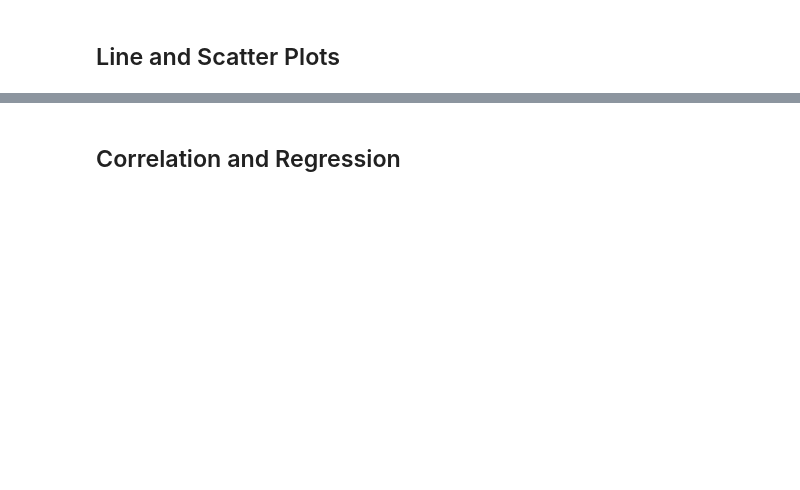
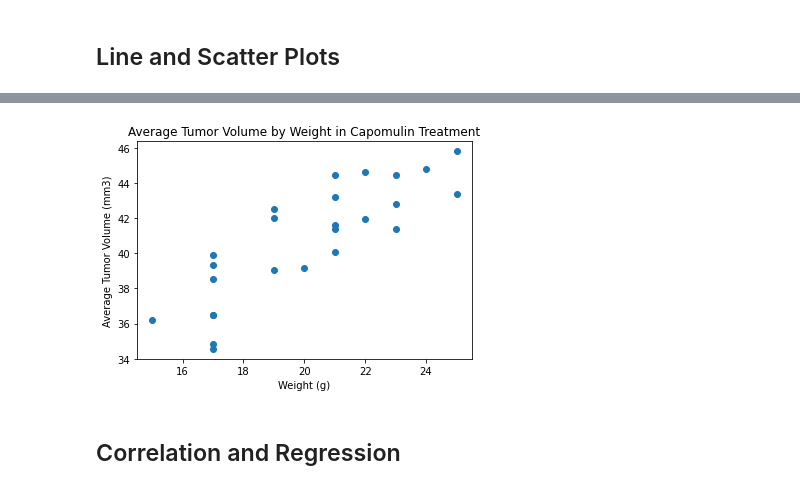
Before and after one commit to NoniBell/pyPharm-challenge, a Jupyter notebook: pymaceuticals_starter.ipynb, the cells around one changed output, grey strips where cells are left out. Saved outputs shown, nothing was run; the diff lists cells and outputs as text; code cells hidden in the pictures; blank space fills up the shorter version.

```diff
--- a/pymaceuticals_starter.ipynb
+++ b/pymaceuticals_starter.ipynb
@@ -223,2 +247,14 @@ for drug in drugs:
+# %%
+# Generate a scatter plot of average tumor volume vs. mouse weight for the Capomulin regimen
+capomulin_weight_ave = capomulin_df.groupby('Mouse ID').mean()
+weights = capomulin_weight_ave['Weight (g)']
+ave_tv = capomulin_weight_ave['Tumor Volume (mm3)']
+#plot scatter
+plt.xlabel('Weight (g)')
+plt.ylabel('Average Tumor Volume (mm3)')
+plt.title('Average Tumor Volume by Weight in Capomulin Treatment')
+plt.scatter(weights, ave_tv);
+# %% [output]
+[figure, added]
 # %% [markdown]
 ## Correlation and Regression
```
Also changed, not shown: parts of 11 cells of this notebook.
